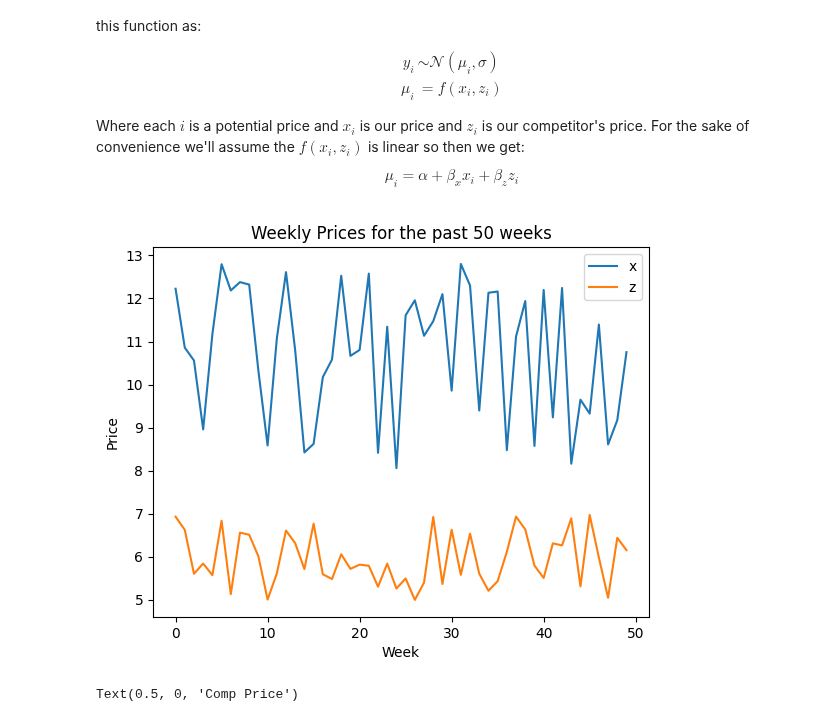
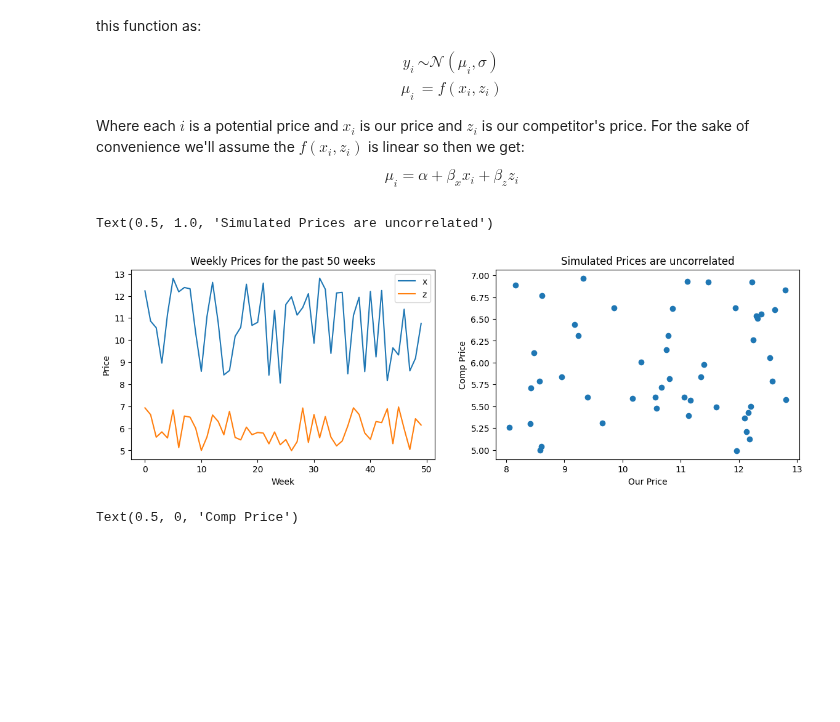
Before and after one commit to banditkings/learning-causal-impact, a Jupyter notebook: notebooks/1.0-pricing-example.ipynb, the cells around one changed output. Drawn from its saved outputs; the diff is of its cells as text; code cells hidden in the pictures; blank space fills up the shorter version.

```diff
--- a/notebooks/1.0-pricing-example.ipynb
+++ b/notebooks/1.0-pricing-example.ipynb
@@ -59,14 +59,21 @@ noise = dist.Normal(0, true_sigma).sample(random.PRNGKey(42), (n,))
 demand_seen = true_mu + noise
 # %%
 # Price comparison - in this simple world the prices are independent
-plt.plot(x, label='x')
-plt.plot(z, label='z')
-plt.legend()
-plt.xlabel('Week')
-plt.ylabel('Price')
-plt.title("Weekly Prices for the past 50 weeks");
+fig, ax = plt.subplots(1,2, figsize=(14,4))
+
+ax[0].plot(x, label='x')
+ax[0].plot(z, label='z')
+ax[0].legend()
+ax[0].set_xlabel('Week')
+ax[0].set_ylabel('Price')
+ax[0].set_title("Weekly Prices for the past 50 weeks");
+ax[1].scatter(x,z)
+ax[1].set_xlabel('Our Price')
+ax[1].set_ylabel('Comp Price')
+ax[1].set_title('Simulated Prices are uncorrelated')
 # %% [output]
+Text(0.5, 1.0, 'Simulated Prices are uncorrelated')
-[figure, old version]
+[figure, new version]
 # %%
 # But each price goes on to influence Demand
 fig, ax = plt.subplots(1,2, sharey=True, figsize=(14,4))
```
Also changed, not shown: parts of 5 cells of this notebook, 2 other files.
